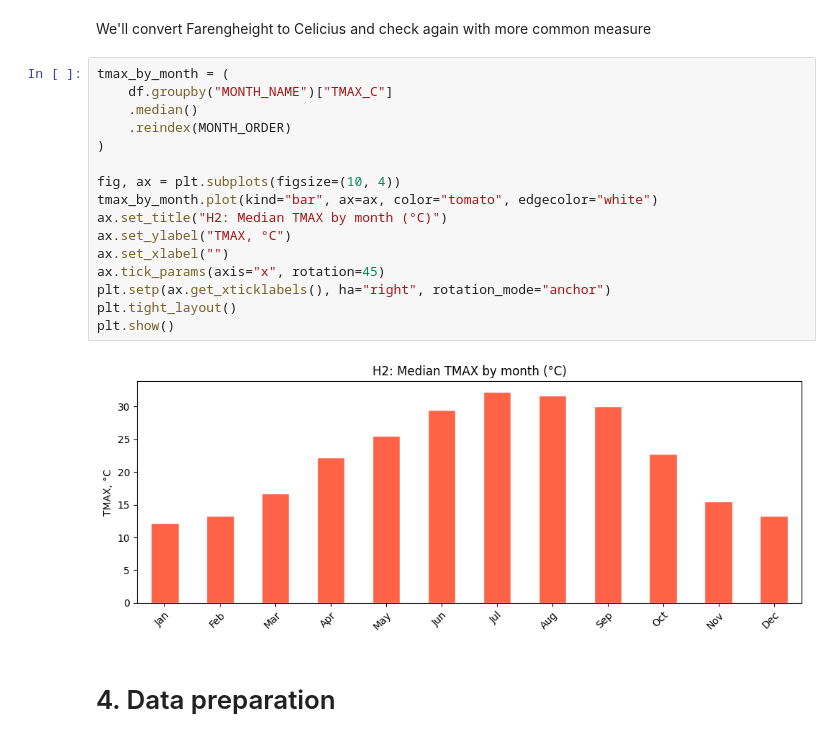
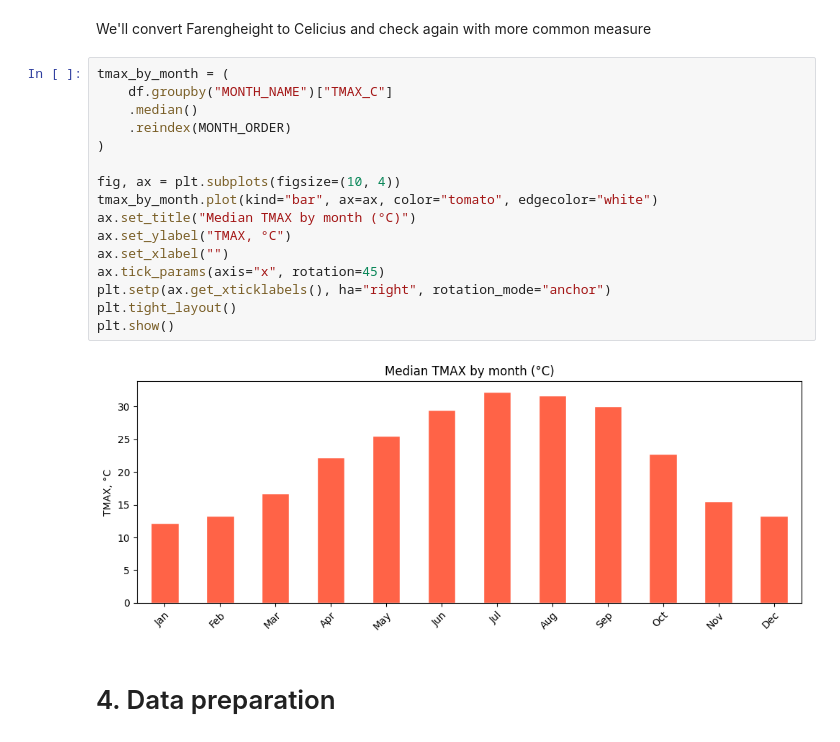
Before and after one commit to AlinaYakubova/ml-flight-felay-prediction, a Jupyter notebook: flight_delay_prediction.ipynb, the cells around one changed output. Cells and saved outputs as stored; diff of their text form.

```diff
--- a/flight_delay_prediction.ipynb
+++ b/flight_delay_prediction.ipynb
@@ -557,21 +552,21 @@ We'll convert Farengheight to Celicius and check again with more common measure
 # %%
 tmax_by_month = (
     df.groupby("MONTH_NAME")["TMAX_C"]
     .median()
     .reindex(MONTH_ORDER)
 )
 
 fig, ax = plt.subplots(figsize=(10, 4))
 tmax_by_month.plot(kind="bar", ax=ax, color="tomato", edgecolor="white")
-ax.set_title("H2: Median TMAX by month (°C)")
+ax.set_title("Median TMAX by month (°C)")
 ax.set_ylabel("TMAX, °C")
 ax.set_xlabel("")
 ax.tick_params(axis="x", rotation=45)
 plt.setp(ax.get_xticklabels(), ha="right", rotation_mode="anchor")
 plt.tight_layout()
 plt.show()
 # %% [output]
-[figure, old version]
+[figure, new version]
 # %% [markdown]
 # 4. Data preparation
 # %% [markdown]
```
Also changed, not shown: parts of 9 cells of this notebook.
